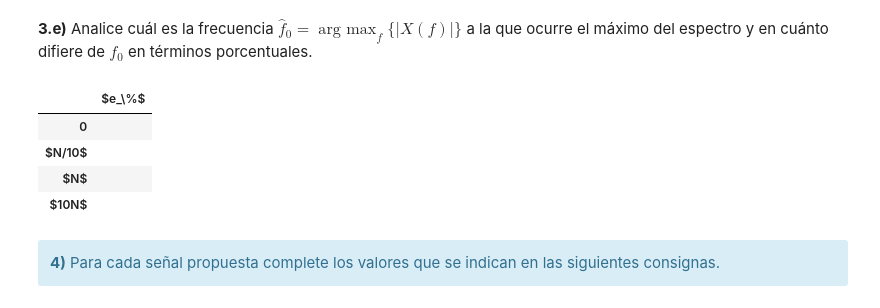
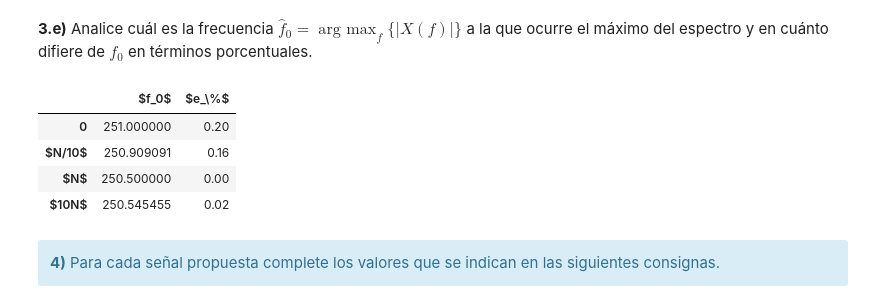
Before and after one commit to fcatuogno/PDS_TPs, a Jupyter notebook: TP1 - Muestreo de señales - Forurier.ipynb, the cells around one changed output. Drawn from its saved outputs; the diff is of its cells as text; code cells hidden in the pictures.

```diff
--- a/TP1 - Muestreo de señales - Forurier.ipynb
+++ b/TP1 - Muestreo de señales - Forurier.ipynb
@@ -448,8 +448,10 @@ for f0 in fd:
     # ax1.stem(frec, 20*np.log10(modulo), use_line_collection = True)
     ax1.stem(frec, modulo, use_line_collection = True)
     ax1.set_title('Espectro de la señal')
-    ax1.set_ylabel('Modulo [dB]')
+    ax1.set_ylabel('Modulo []')
     ax1.set_xlabel('Frec [K]')
+    plt.xlim(240, 260)
+
 
     ax1.grid(True)
 
@@ -512,25 +581,25 @@ HTML(df.to_html())
 # %%
 #######################################
 # Tu simulación que genere resultados #
 #######################################
 
-tus_resultados = ['', # <-- acá debería haber numeritos :)
-                  '', # <-- acá debería haber numeritos :)
-                  '', # <-- acá debería haber numeritos :)
-                  '' # <-- acá debería haber numeritos :)
-                 ]
-df = DataFrame(tus_resultados, columns=['$e_\%$'],
+#tus_resultados = [['',''], # <-- acá debería haber numeritos :)
+#                  ['',''], # <-- acá debería haber numeritos :)
+#                  ['',''], # <-- acá debería haber numeritos :)
+#                  ['',''] # <-- acá debería haber numeritos :)
+#                 ]
+df = DataFrame(tus_resultados, columns=['$f_0$', '$e_\%$'],
                index=['0',
                       '$N/10$',
                       '$N$',
                       '$10N$'])
 HTML(df.to_html())
 # %% [output]
-|  | $e_\%$ |
-| 0 |  |
-| $N/10$ |  |
-| $N$ |  |
-| $10N$ |  |
+|  | $f_0$ | $e_\%$ |
+| 0 | 251.000000 | 0.20 |
+| $N/10$ | 250.909091 | 0.16 |
+| $N$ | 250.500000 | 0.00 |
+| $10N$ | 250.545455 | 0.02 |
 # %% [markdown]
 <div class="alert alert-block alert-info">
 <b>4)</b>
```
Also changed, not shown: parts of 9 cells of this notebook.
